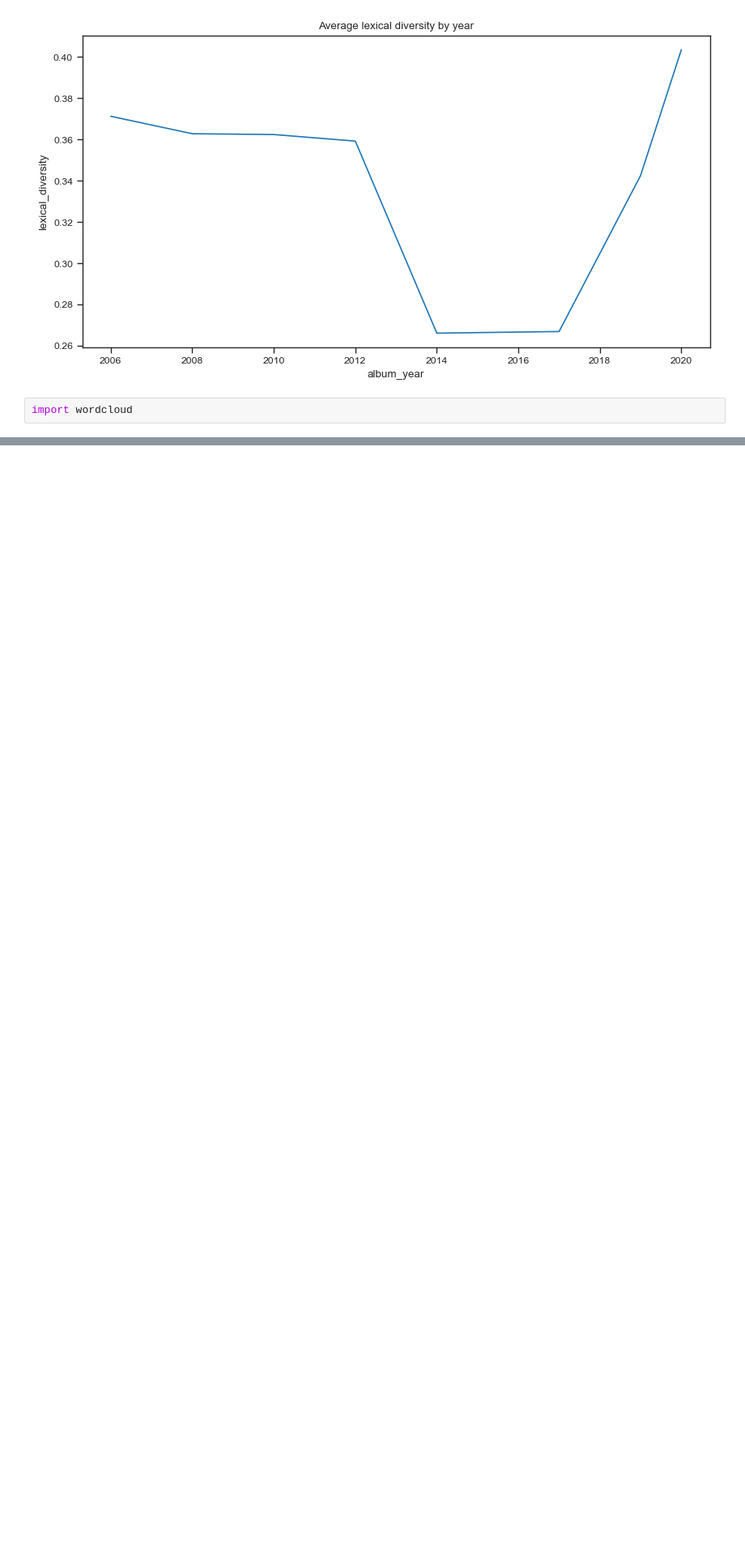
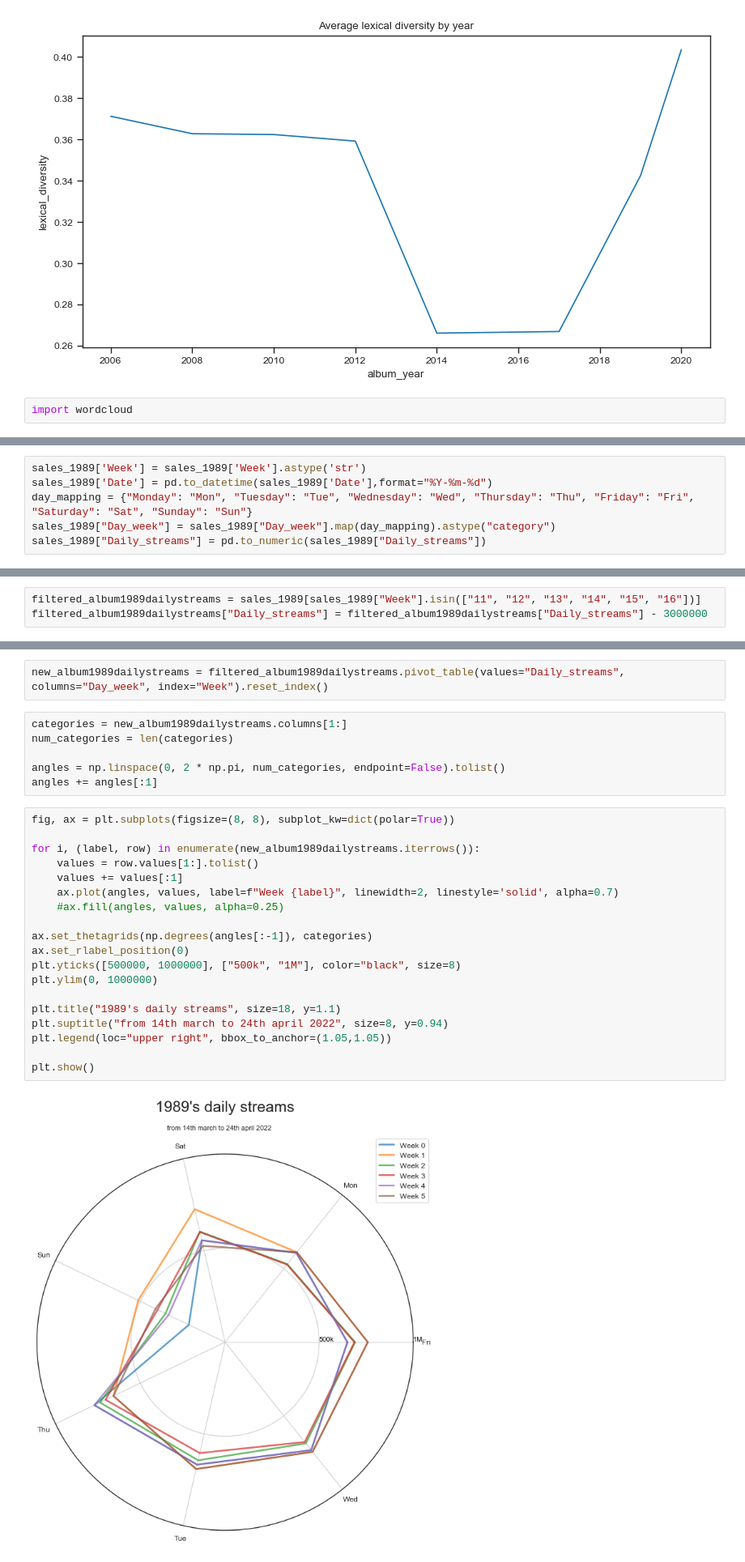
Before and after one commit to Elsword016/Story_in_pixels, a Jupyter notebook: Taylor_Swift_lyrics/taylor_swift_gemma.ipynb, the cells around one changed output, grey strips where cells are left out. Shown at 81% size. Saved outputs shown, nothing was run; the diff lists cells and outputs as text; blank space fills up the shorter version.

```diff
--- a/Taylor_Swift_lyrics/taylor_swift_gemma.ipynb
+++ b/Taylor_Swift_lyrics/taylor_swift_gemma.ipynb
@@ -425,0 +559,6 @@ lyrics_df.to_csv('lyrics.csv',index=False)
+# %%
+sales_1989['Week'] = sales_1989['Week'].astype('str')
+sales_1989['Date'] = pd.to_datetime(sales_1989['Date'],format="%Y-%m-%d")
+day_mapping = {"Monday": "Mon", "Tuesday": "Tue", "Wednesday": "Wed", "Thursday": "Thu", "Friday": "Fri", "Saturday": "Sat", "Sunday": "Sun"}
+sales_1989["Day_week"] = sales_1989["Day_week"].map(day_mapping).astype("category")
+sales_1989["Daily_streams"] = pd.to_numeric(sales_1989["Daily_streams"])
@@ -425,0 +574,3 @@ lyrics_df.to_csv('lyrics.csv',index=False)
+# %%
+filtered_album1989dailystreams = sales_1989[sales_1989["Week"].isin(["11", "12", "13", "14", "15", "16"])]
+filtered_album1989dailystreams["Daily_streams"] = filtered_album1989dailystreams["Daily_streams"] - 3000000
@@ -425,0 +591,29 @@ lyrics_df.to_csv('lyrics.csv',index=False)
+# %%
+new_album1989dailystreams = filtered_album1989dailystreams.pivot_table(values="Daily_streams", columns="Day_week", index="Week").reset_index()
+# %%
+categories = new_album1989dailystreams.columns[1:]
+num_categories = len(categories)
+
+angles = np.linspace(0, 2 * np.pi, num_categories, endpoint=False).tolist()
+angles += angles[:1]
+# %%
+fig, ax = plt.subplots(figsize=(8, 8), subplot_kw=dict(polar=True))
+
+for i, (label, row) in enumerate(new_album1989dailystreams.iterrows()):
+    values = row.values[1:].tolist()
+    values += values[:1]
+    ax.plot(angles, values, label=f"Week {label}", linewidth=2, linestyle='solid', alpha=0.7)
+    #ax.fill(angles, values, alpha=0.25)
+
+ax.set_thetagrids(np.degrees(angles[:-1]), categories)
+ax.set_rlabel_position(0)
+plt.yticks([500000, 1000000], ["500k", "1M"], color="black", size=8)
+plt.ylim(0, 1000000)
+
+plt.title("1989's daily streams", size=18, y=1.1)
+plt.suptitle("from 14th march to 24th april 2022", size=8, y=0.94)
+plt.legend(loc="upper right", bbox_to_anchor=(1.05,1.05))
+
+plt.show()
+# %% [output]
+[figure, added]
```
Also changed, not shown: parts of 32 cells of this notebook.
